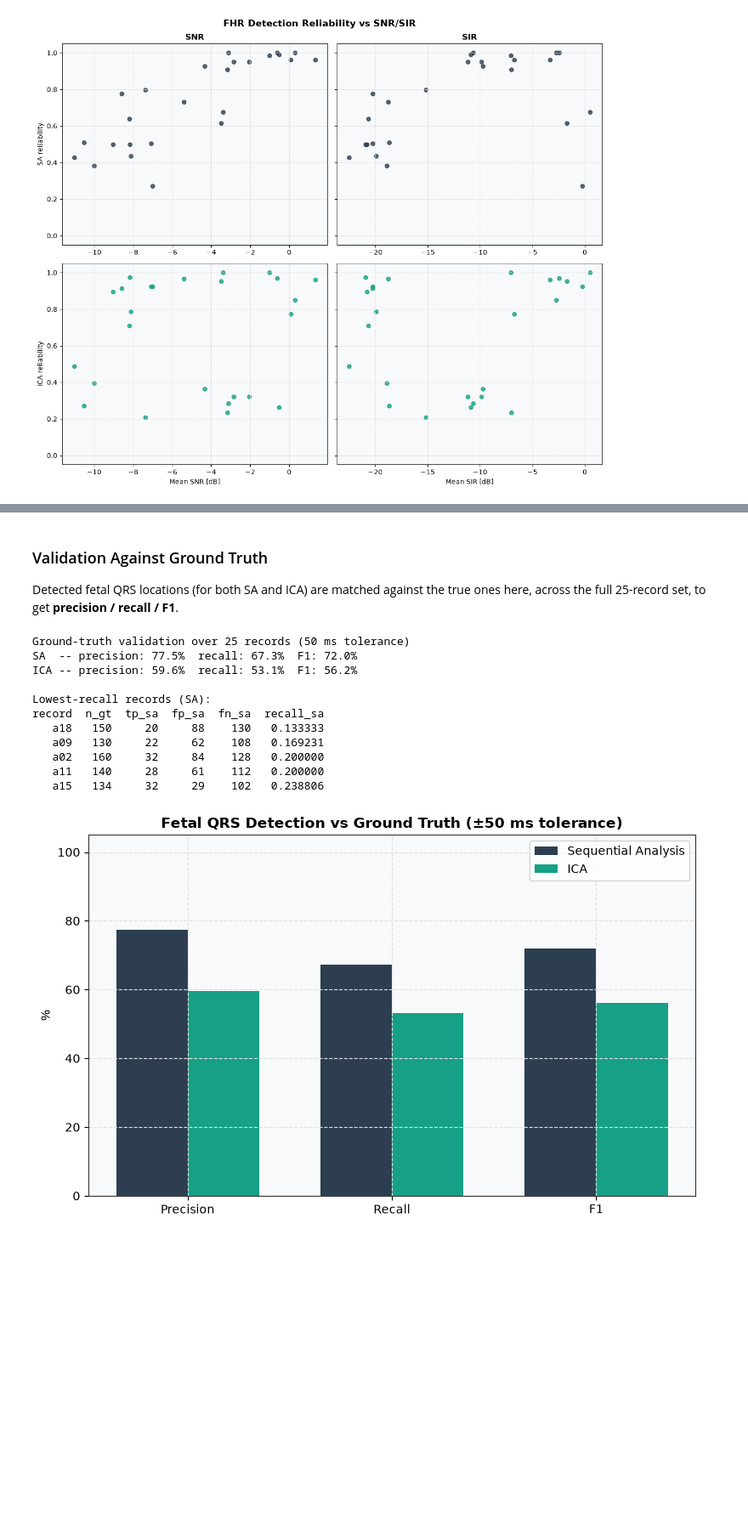
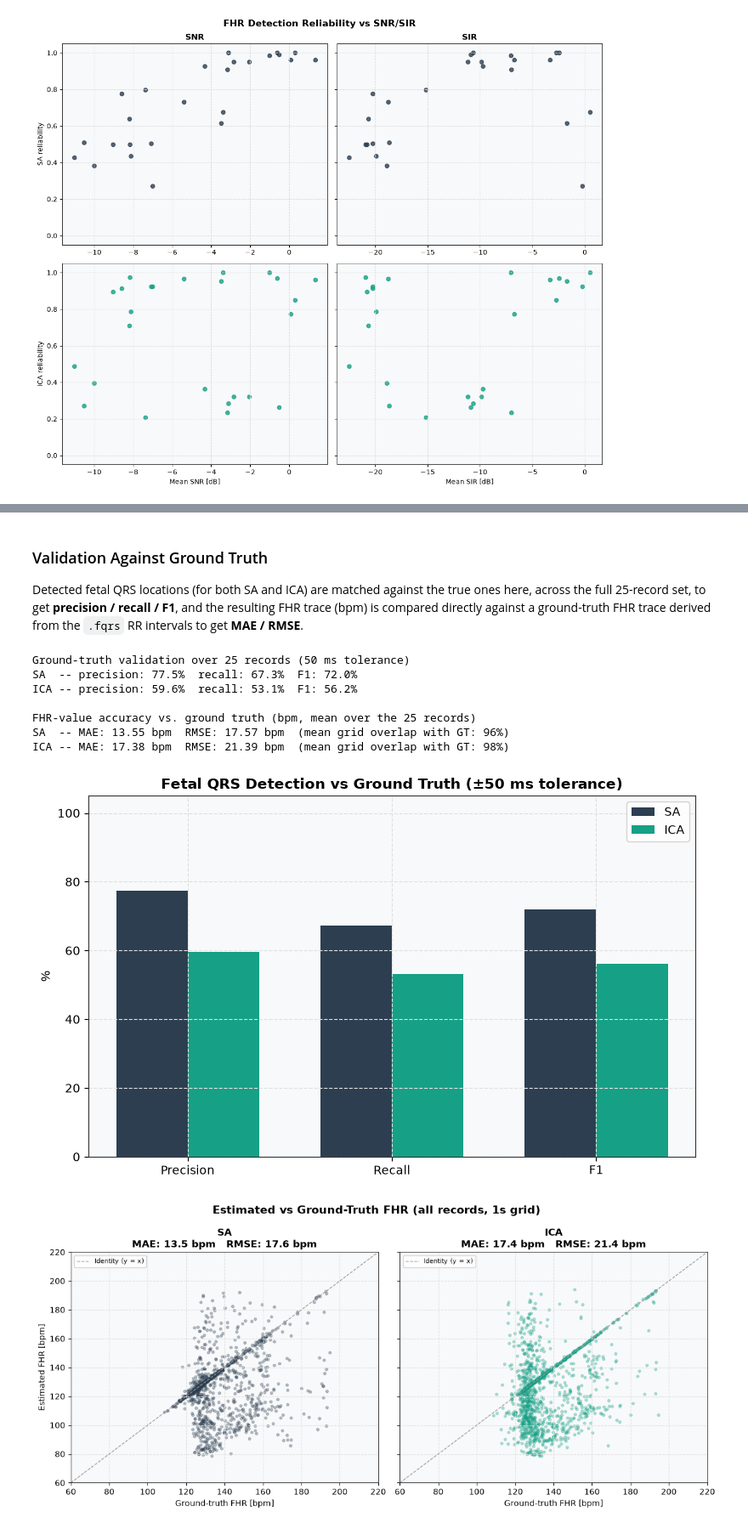
Before and after one commit to fedeceru/BSP_project, a Jupyter notebook: notebooks/main_analysis.ipynb, the cells around one changed output, grey strips where cells are left out. Shown at 85% size. Drawn from its saved outputs; the diff is of its cells as text; code cells hidden in the pictures; blank space fills up the shorter version.

```diff
--- a/notebooks/main_analysis.ipynb
+++ b/notebooks/main_analysis.ipynb
@@ -26,6 +30,4 @@ from plotting import (plot_qrs_detection_dual, plot_pipeline_stages, plot_ica_st
 # %%
-# Data Loading and Preprocessing
-
 data_dir = '../data/set_a/'
 hea_files = glob.glob(os.path.join(data_dir, '*.hea'))
 record_names = [os.path.splitext(os.path.basename(f))[0] for f in hea_files]
@@ -38,6 +40,9 @@ INTERP_LIMIT = 100
 # Physiological bounds used to validate FHR traces.
 # True: standard physiological bounds (120-162 bpm). False: wider bradycardia/tachycardia bounds (78-198 bpm).
 USE_STD_FHR_BOUNDS = False
+
+# Minimum fraction of the recording duration that must be covered by in-bounds, RR-interval-derived FHR estimates for a trace to count as a detection "success".
+MIN_FHR_COVERAGE = 0.6
 
 all_records_data = {}
 for record_name in record_names:
@@ -261,6 +265,7 @@ for record_name, rec_data in all_records_data.items():
     peaks_sa = fecg_ext.detect_fetal_qrs(s5)
     fhr_sa = compute_fhr(peaks_sa, fs_target, std=USE_STD_FHR_BOUNDS)
     t_sa = (peaks_sa[1:] / fs_target)[-len(fhr_sa):] if len(fhr_sa) else np.array([])
+    coverage_sa = compute_fhr_coverage(peaks_sa, fs_target, s5.shape[0] / fs_target, std=USE_STD_FHR_BOUNDS)
 
     # SNR/SIR for SA
     s6 = fecg_ext.synchronous_averaging(s5, peaks_sa, window_size_sec=0.25) if len(peaks_sa) else None
@@ -280,11 +285,15 @@ for record_name, rec_data in all_records_data.items():
     peaks_ica = fecg_ext.detect_fetal_qrs(best)
     fhr_ica = compute_fhr(peaks_ica, fs_target, std=USE_STD_FHR_BOUNDS)
     t_ica = (peaks_ica[1:] / fs_target)[-len(fhr_ica):] if len(fhr_ica) else np.array([])
+    coverage_ica = compute_fhr_coverage(peaks_ica, fs_target, best.shape[0] / fs_target, std=USE_STD_FHR_BOUNDS)
 
+    # A record is a detection "success" if at least MIN_FHR_COVERAGE of its duration is covered by physiologically valid, RR-interval-derived FHR estimates.
     results.append({
         'record': record_name,
-        'feasible_sa': is_feasible_fhr(fhr_sa, std=USE_STD_FHR_BOUNDS),
-        'feasible_ica': is_feasible_fhr(fhr_ica, std=USE_STD_FHR_BOUNDS),
+        'coverage_sa': coverage_sa,
+        'coverage_ica': coverage_ica,
+        'feasible_sa': coverage_sa >= MIN_FHR_COVERAGE,
+        'feasible_ica': coverage_ica >= MIN_FHR_COVERAGE,
         'reliability_sa': compute_fhr_reliability(fhr_sa, t_sa),
         'reliability_ica': compute_fhr_reliability(fhr_ica, t_ica),
         'mean_snr_db': mean_snr_db,
@@ -295,7 +304,10 @@ df_results = pd.DataFrame(results)
 success_rate_sa = compute_success_rate(df_results['feasible_sa'])
 success_rate_ica = compute_success_rate(df_results['feasible_ica'])
 
-print(f"FHR detection success rate -- SA: {success_rate_sa:.1f}%  |  ICA: {success_rate_ica:.1f}%")
+print(f"FHR detection success rate (>= {MIN_FHR_COVERAGE:.0%} coverage) -- "
+      f"SA: {success_rate_sa:.1f}%  |  ICA: {success_rate_ica:.1f}%")
+print(f"Mean FHR coverage across patients -- "
+      f"SA: {df_results['coverage_sa'].mean():.2f}  |  ICA: {df_results['coverage_ica'].mean():.2f}")
 print(f"Mean FHR reliability (feasible patients only) -- "
       f"SA: {df_results.loc[df_results['feasible_sa'], 'reliability_sa'].mean():.3f}  |  "
       f"ICA: {df_results.loc[df_results['feasible_ica'], 'reliability_ica'].mean():.3f}")
@@ -328,12 +366,15 @@ plot_snr_sir_vs_reliability(df_fig10)
 # %% [markdown]
 ### Validation Against Ground Truth
 
-Detected fetal QRS locations (for both SA and ICA) are matched against the true ones here, across the full 25-record set, to get **precision / recall / F1**.
+Detected fetal QRS locations (for both SA and ICA) are matched against the true ones here, across the full 25-record set, to get **precision / recall / F1**, and the resulting FHR trace (bpm) is compared directly against a ground-truth FHR trace derived from the `.fqrs` RR intervals to get **MAE / RMSE**.
 # %%
 gt_tolerance_ms = 50.0
 gt_tolerance = int((gt_tolerance_ms / 1000.0) * fs_target)
 
 gt_results = []
+detected_peaks_by_record = {}
+gt_grid_sa, est_grid_sa = [], []
+gt_grid_ica, est_grid_ica = [], []
 for record_name, rec_data in all_records_data.items():
     sig, fs_rec = rec_data['signal'], rec_data['fs']
     gt_peaks_rec = load_ground_truth_peaks(data_dir, record_name, fs_target)
@@ -359,42 +400,62 @@ for record_name, rec_data in all_records_data.items():
               for i in range(sources.shape[1])]
     best = sources[:, int(np.argmax(counts))].reshape(-1, 1)
     peaks_ica = fecg_ext.detect_fetal_qrs(best)
 
+    detected_peaks_by_record[record_name] = {
+        'sa': peaks_sa, 'ica': peaks_ica, 'gt': gt_peaks_rec,
+    }
+
     # Match detected peaks to ground truth and compute TP, FP, FN
     tp_sa, fp_sa, fn_sa = match_peaks_to_gt(peaks_sa, gt_peaks_rec, gt_tolerance)
     tp_ica, fp_ica, fn_ica = match_peaks_to_gt(peaks_ica, gt_peaks_rec, gt_tolerance)
+
+    # FHR-value (bpm) accuracy vs. ground truth: both traces are interpolated onto a common time
+    # grid and compared, since detected and ground-truth peaks generally fall at different instants.
+    gt_times, gt_fhr = compute_fhr_series(gt_peaks_rec, fs_target, std=USE_STD_FHR_BOUNDS)
+    sa_times, sa_fhr = compute_fhr_series(peaks_sa, fs_target, std=USE_STD_FHR_BOUNDS)
+    ica_times, ica_fhr = compute_fhr_series(peaks_ica, fs_target, std=USE_STD_FHR_BOUNDS)
+    duration_sec = s5.shape[0] / fs_target
+
+    mae_sa, rmse_sa, overlap_sa, gt_on_grid_sa, est_on_grid_sa = compute_fhr_mae_rmse(
+        gt_times, gt_fhr, sa_times, sa_fhr, duration_sec)
+    mae_ica, rmse_ica, overlap_ica, gt_on_grid_ica, est_on_grid_ica = compute_fhr_mae_rmse(
+        gt_times, gt_fhr, ica_times, ica_fhr, duration_sec)
+    gt_grid_sa.append(gt_on_grid_sa); est_grid_sa.append(est_on_grid_sa)
+    gt_grid_ica.append(gt_on_grid_ica); est_grid_ica.append(est_on_grid_ica)
 
     gt_results.append({
         'record': record_name, 'n_gt': len(gt_peaks_rec),
         'tp_sa': tp_sa, 'fp_sa': fp_sa, 'fn_sa': fn_sa,
         'tp_ica': tp_ica, 'fp_ica': fp_ica, 'fn_ica': fn_ica,
+        'mae_sa': mae_sa, 'rmse_sa': rmse_sa, 'overlap_sa': overlap_sa,
+        'mae_ica': mae_ica, 'rmse_ica': rmse_ica, 'overlap_ica': overlap_ica,
     })
 
 # Precision, recall, and F1-score for SA and ICA
 df_gt = pd.DataFrame(gt_results)
 prec_sa, rec_sa, f1_sa = precision_recall_f1(df_gt['tp_sa'].sum(), df_gt['fp_sa'].sum(), df_gt['fn_sa'].sum())
 prec_ica, rec_ica, f1_ica = precision_recall_f1(df_gt['tp_ica'].sum(), df_gt['fp_ica'].sum(), df_gt['fn_ica'].sum())
 
 print(f"Ground-truth validation over {len(df_gt)} records ({gt_tolerance_ms:.0f} ms tolerance)")
 print(f"SA  -- precision: {prec_sa*100:.1f}%  recall: {rec_sa*100:.1f}%  F1: {f1_sa*100:.1f}%")
 print(f"ICA -- precision: {prec_ica*100:.1f}%  recall: {rec_ica*100:.1f}%  F1: {f1_ica*100:.1f}%")
 
-df_gt['recall_sa'] = df_gt['tp_sa'] / df_gt['n_gt']
-worst_sa = df_gt.nsmallest(5, 'recall_sa')[['record', 'n_gt', 'tp_sa', 'fp_sa', 'fn_sa', 'recall_sa']]
-print("\nLowest-recall records (SA):")
-print(worst_sa.to_string(index=False))
+print(f"\nFHR-value accuracy vs. ground truth (bpm, mean over the 25 records)")
+print(f"SA  -- MAE: {df_gt['mae_sa'].mean():.2f} bpm  RMSE: {df_gt['rmse_sa'].mean():.2f} bpm  "
+      f"(mean grid overlap with GT: {df_gt['overlap_sa'].mean():.0%})")
+print(f"ICA -- MAE: {df_gt['mae_ica'].mean():.2f} bpm  RMSE: {df_gt['rmse_ica'].mean():.2f} bpm  "
+      f"(mean grid overlap with GT: {df_gt['overlap_ica'].mean():.0%})")
 
 plot_ground_truth_validation(prec_sa, rec_sa, f1_sa, prec_ica, rec_ica, f1_ica, gt_tolerance_ms)
+plot_fhr_accuracy(np.concatenate(gt_grid_sa), np.concatenate(est_grid_sa), df_gt['mae_sa'].mean(), df_gt['rmse_sa'].mean(),
+                  np.concatenate(gt_grid_ica), np.concatenate(est_grid_ica), df_gt['mae_ica'].mean(), df_gt['rmse_ica'].mean())
 # %% [output]
 Ground-truth validation over 25 records (50 ms tolerance)
 SA  -- precision: 77.5%  recall: 67.3%  F1: 72.0%
 ICA -- precision: 59.6%  recall: 53.1%  F1: 56.2%
 
-Lowest-recall records (SA):
-record  n_gt  tp_sa  fp_sa  fn_sa  recall_sa
-   a18   150     20     88    130   0.133333
-   a09   130     22     62    108   0.169231
-   a02   160     32     84    128   0.200000
-   a11   140     28     61    112   0.200000
-   a15   134     32     29    102   0.238806
+FHR-value accuracy vs. ground truth (bpm, mean over the 25 records)
+SA  -- MAE: 13.55 bpm  RMSE: 17.57 bpm  (mean grid overlap with GT: 96%)
+ICA -- MAE: 17.38 bpm  RMSE: 21.39 bpm  (mean grid overlap with GT: 98%)
-[figure, old version]
+[figure, new version]
+[figure, added]
```
Also changed, not shown: parts of 11 cells of this notebook, 3 other files.
